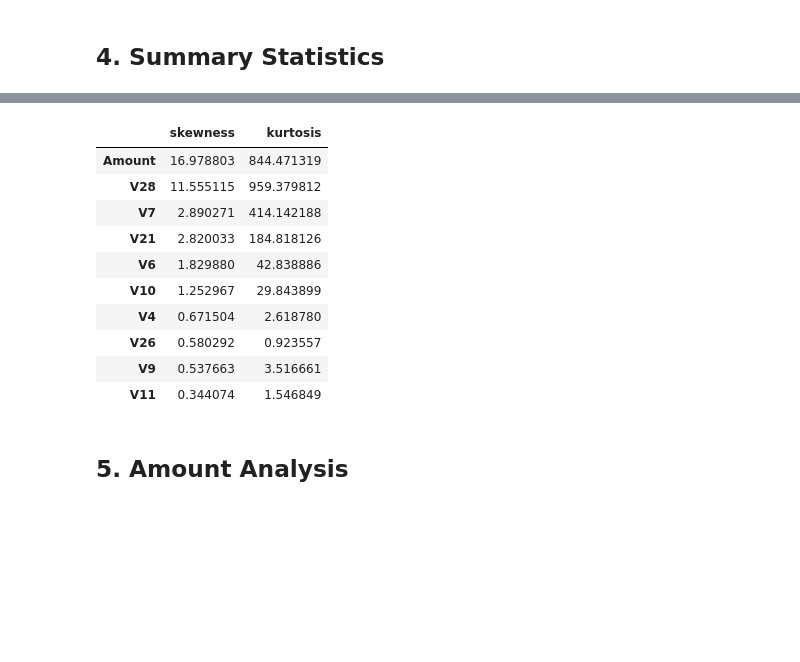
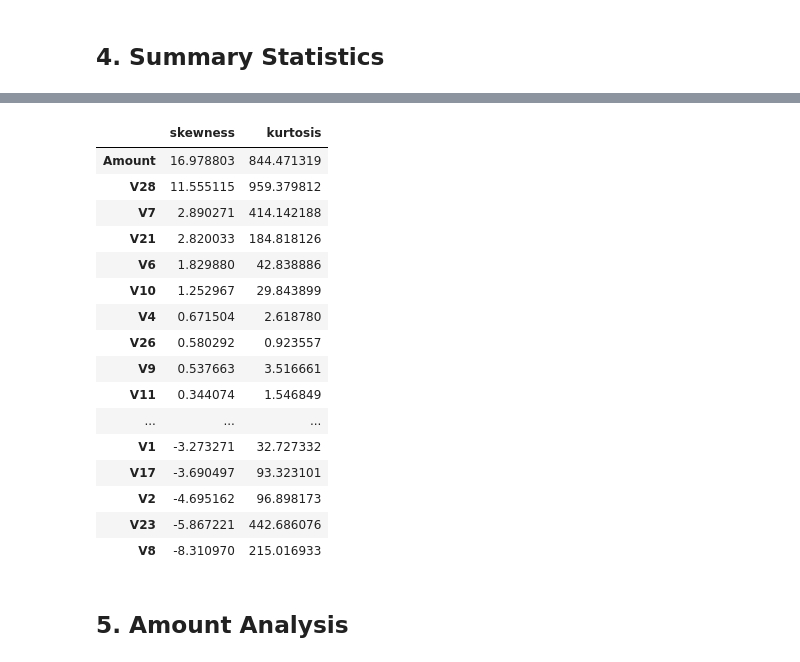
Before and after one commit to mmubashir95/Credit-Card-Fraud-Detection, a Jupyter notebook: notebooks/05_univariate_analysis.ipynb, the cells around one changed output, grey strips where cells are left out. Cells and saved outputs as stored; diff of their text form; code cells hidden in the pictures; blank space fills up the shorter version.

```diff
--- a/notebooks/05_univariate_analysis.ipynb
+++ b/notebooks/05_univariate_analysis.ipynb
@@ -122,22 +122,28 @@ summary_statistics
 # %%
 skewness_summary = pd.DataFrame({
     "skewness": df[NUMERICAL_COLUMNS].skew().sort_values(ascending=False),
     "kurtosis": df[NUMERICAL_COLUMNS].kurtosis().reindex(df[NUMERICAL_COLUMNS].skew().sort_values(ascending=False).index)
 })
 skewness_summary.to_csv(NOTEBOOK_TABLES_DIR / "skewness_summary.csv")
-skewness_summary.head(10)
+skewness_summary
 # %% [output]
 |  | skewness | kurtosis |
 | Amount | 16.978803 | 844.471319 |
 | V28 | 11.555115 | 959.379812 |
 | V7 | 2.890271 | 414.142188 |
 | V21 | 2.820033 | 184.818126 |
 | V6 | 1.829880 | 42.838886 |
 | V10 | 1.252967 | 29.843899 |
 | V4 | 0.671504 | 2.618780 |
 | V26 | 0.580292 | 0.923557 |
 | V9 | 0.537663 | 3.516661 |
 | V11 | 0.344074 | 1.546849 |
+| ... | ... | ... |
+| V1 | -3.273271 | 32.727332 |
+| V17 | -3.690497 | 93.323101 |
+| V2 | -4.695162 | 96.898173 |
+| V23 | -5.867221 | 442.686076 |
+| V8 | -8.310970 | 215.016933 |
 # %% [markdown]
 ## 5. Amount Analysis
 # %%
```
Also changed, not shown: parts of 3 cells of this notebook, 33 other files.
